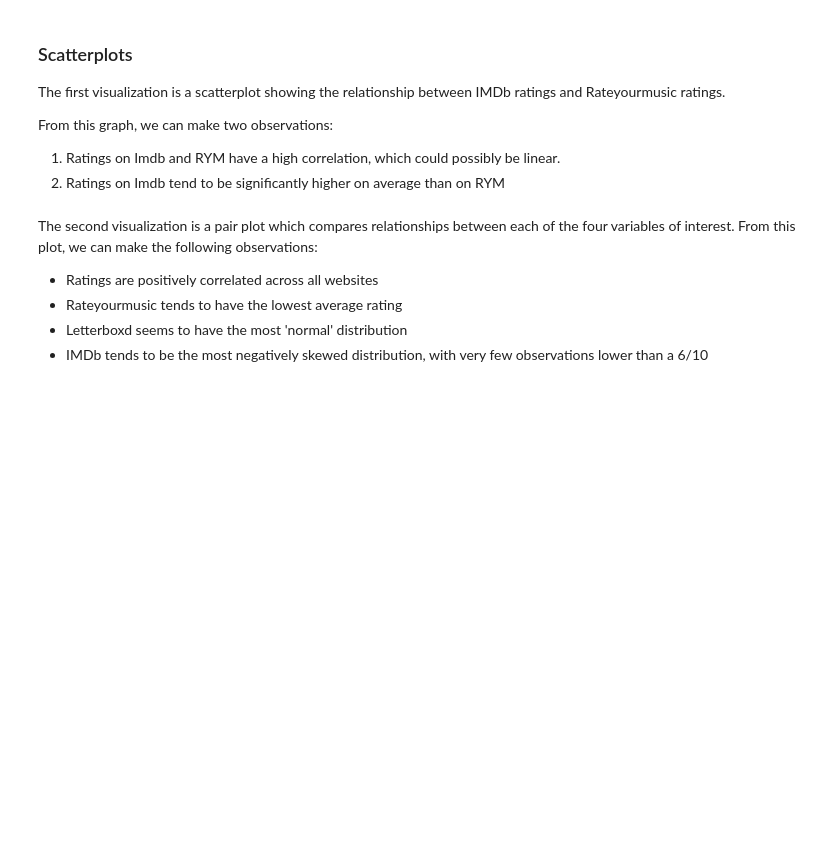
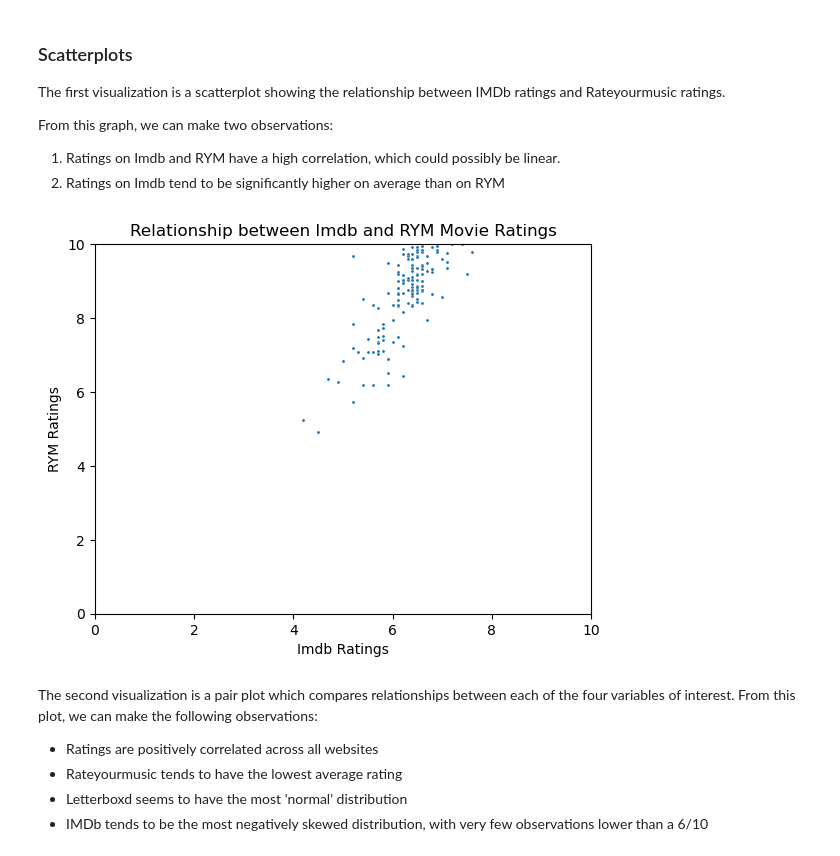
Before and after one commit to ubco-W2022T2-data301/project-group-group52, a Jupyter notebook: analysis/analysis3.ipynb, the cells around one changed output. Saved outputs shown, nothing was run; the diff lists cells and outputs as text; code cells hidden in the pictures; blank space fills up the shorter version.

```diff
--- a/analysis/analysis3.ipynb
+++ b/analysis/analysis3.ipynb
@@ -59,7 +58,7 @@ df = pd.read_csv("../data/processed/Movie Aggregate Rating Data Final.csv")
 # %% [markdown]
 ## M4 Task 1
 # %%
-df = df.drop(columns = ['Unnamed: 4', 'Unnamed: 5', 'Unnamed: 6', 'Unnamed: 7', 'Unnamed: 8', 'Unnamed: 9', 'Unnamed: 10'])
+df = df.loc[:, ~df.columns.str.contains('^Unnamed')]
 df = df.dropna(subset = ['Imdb', 'Rateyourmusic', 'Letterboxd'])
 
 df[['Imdb', 'Imdb Sample Size']] = df['Imdb'].str.split(' ', 1, expand=True)
@@ -74,4 +73,4 @@ df[['Imdb Sample Size', 'RYM Sample Size', 'Letterboxd Sample Size', 'Release Ye
 df = df.apply(pd.to_numeric, errors = 'ignore')
 df['RYM'] = df['RYM'].apply(lambda x: x*2)
 df['Letterboxd'] = df['Letterboxd'].apply(lambda x: x*2)
-df(head)
+df.head()
@@ -96,9 +117,11 @@ From this graph, we can make two observations:
 # %%
 # I am setting the limits of this plot to be between 0 and 10 on both axes to reflect the minimum and maximum rating values.
 # The reason I am doing this is to clearly show the differences in average ratings on the two sites.
 plt.ylim(0,10)
 plt.xlim(0,10)
-plot1 = sns.scatterplot(data = df, x = 'Imdb', y = 'RYM', size = 5).set(title = 'Relationship between Imdb and RYM Movie Ratings', xlabel = 'Imdb Ratings', ylabel = 'RYM Ratings')
+plot1 = sns.scatterplot(data = df, x = 'Imdb', y = 'RYM', s = 5).set(title = 'Relationship between Imdb and RYM Movie Ratings', xlabel = 'Imdb Ratings', ylabel = 'RYM Ratings')
+# %% [output]
+[figure, added]
 # %% [markdown]
 The second visualization is a pair plot which compares relationships between each of the four variables of interest.
 From this plot, we can make the following observations:
```
Also changed, not shown: parts of 7 cells of this notebook.
